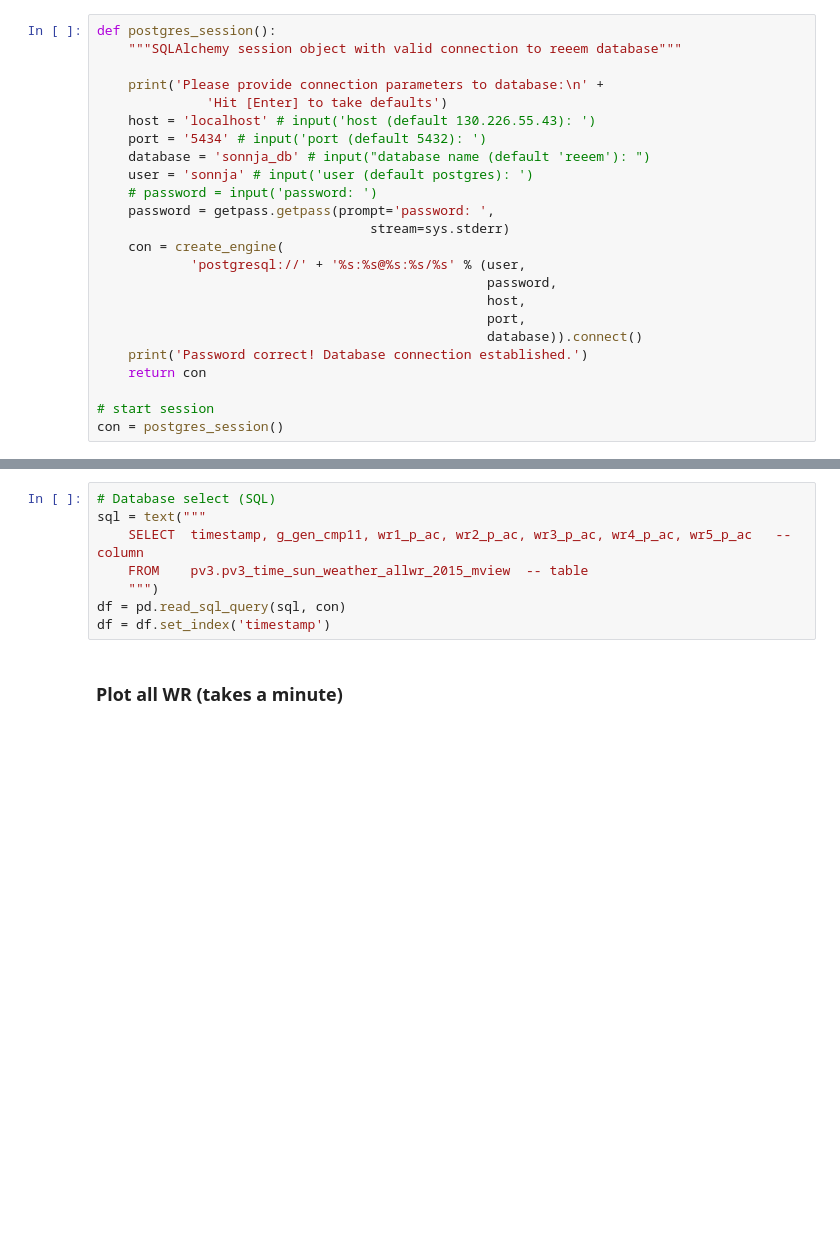
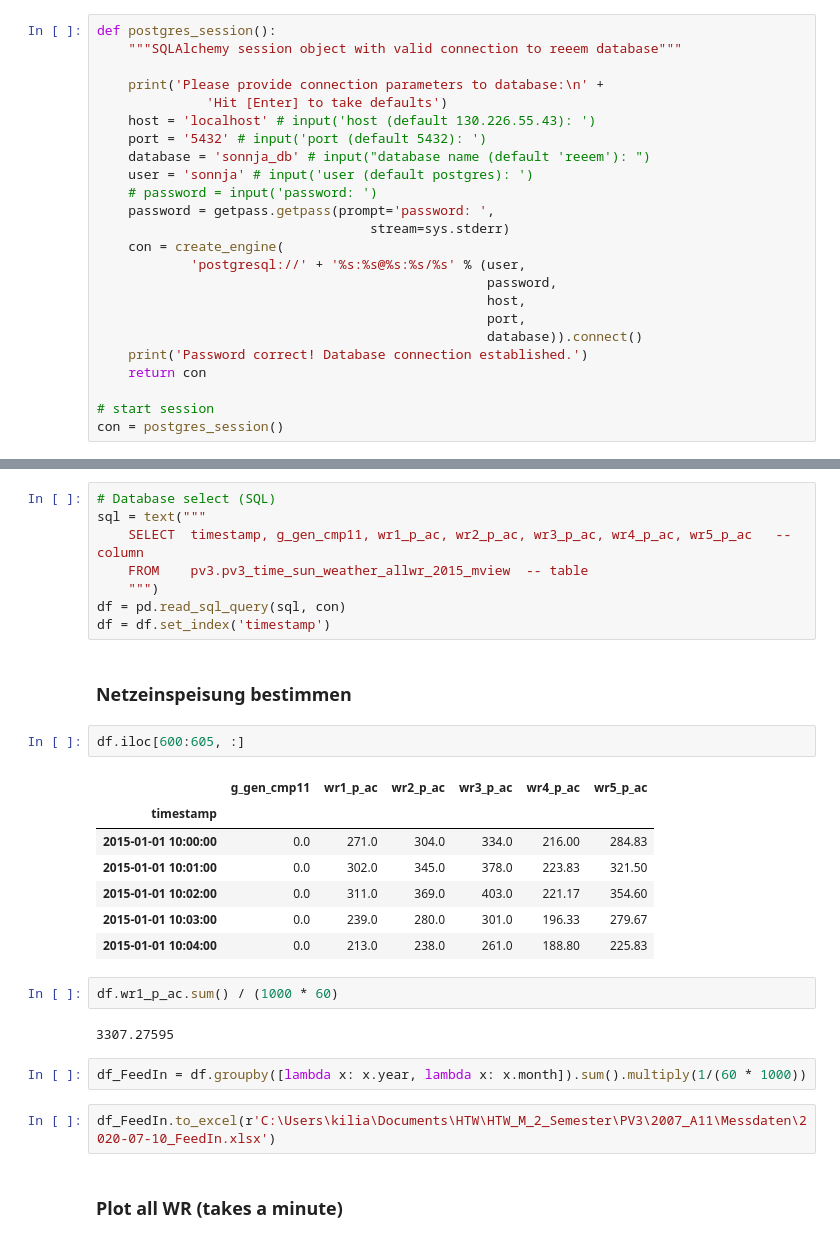
Before and after one commit to htw-pv3/weather-data, a Jupyter notebook: python/pv3_sonnja_db_wr.ipynb, the cells around one changed output, grey strips where cells are left out. Drawn from its saved outputs; the diff is of its cells as text; blank space fills up the shorter version.

Commit message:
calculated monthly Feed-In kWh

```diff
--- a/python/pv3_sonnja_db_wr.ipynb
+++ b/python/pv3_sonnja_db_wr.ipynb
@@ -42,7 +42,7 @@ def postgres_session():
     print('Please provide connection parameters to database:\n' +
               'Hit [Enter] to take defaults')
     host = 'localhost' # input('host (default 130.226.55.43): ')
-    port = '5434' # input('port (default 5432): ')
+    port = '5432' # input('port (default 5432): ')
     database = 'sonnja_db' # input("database name (default 'reeem'): ")
     user = 'sonnja' # input('user (default postgres): ')
     # password = input('password: ')
@@ -114,6 +114,26 @@ sql = text("""
     """)
 df = pd.read_sql_query(sql, con)
 df = df.set_index('timestamp')
+# %% [markdown]
+### Netzeinspeisung bestimmen
+# %%
+df.iloc[600:605, :]
+# %% [output]
+|  | g_gen_cmp11 | wr1_p_ac | wr2_p_ac | wr3_p_ac | wr4_p_ac | wr5_p_ac |
+| timestamp |  |  |  |  |  |  |
+| 2015-01-01 10:00:00 | 0.0 | 271.0 | 304.0 | 334.0 | 216.00 | 284.83 |
+| 2015-01-01 10:01:00 | 0.0 | 302.0 | 345.0 | 378.0 | 223.83 | 321.50 |
+| 2015-01-01 10:02:00 | 0.0 | 311.0 | 369.0 | 403.0 | 221.17 | 354.60 |
+| 2015-01-01 10:03:00 | 0.0 | 239.0 | 280.0 | 301.0 | 196.33 | 279.67 |
+| 2015-01-01 10:04:00 | 0.0 | 213.0 | 238.0 | 261.0 | 188.80 | 225.83 |
+# %%
+df.wr1_p_ac.sum() / (1000 * 60)
+# %% [output]
+3307.27595
+# %%
+df_FeedIn = df.groupby([lambda x: x.year, lambda x: x.month]).sum().multiply(1/(60 * 1000))
+# %%
+df_FeedIn.to_excel(r'C:\Users\kilia\Documents\HTW\HTW_M_2_Semester\PV3\2007_A11\Messdaten\2020-07-10_FeedIn.xlsx')
 # %% [markdown]
 ### Plot all WR (takes a minute)
 # %%
```
Also changed, not shown: parts of 2 cells of this notebook, 1 other file.
